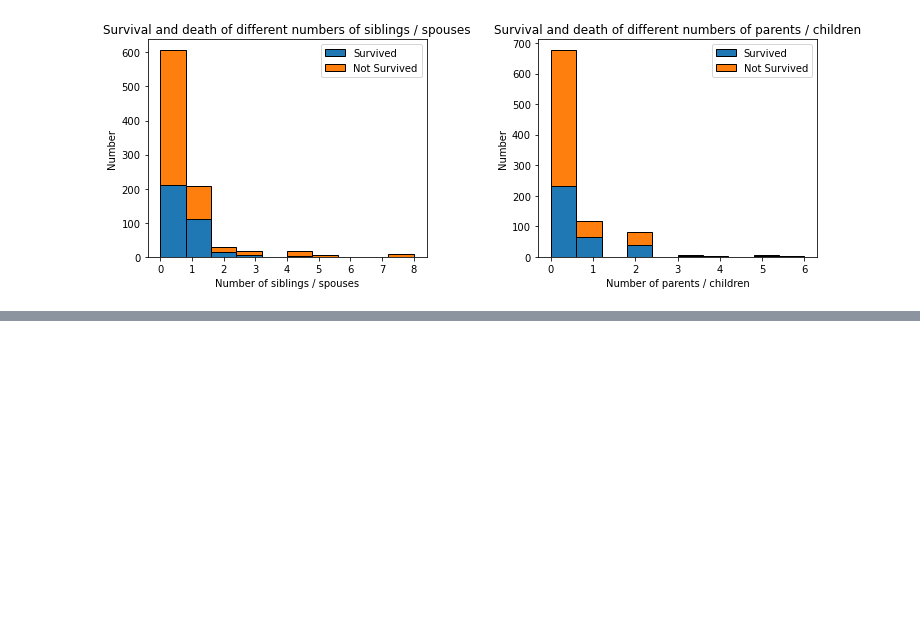
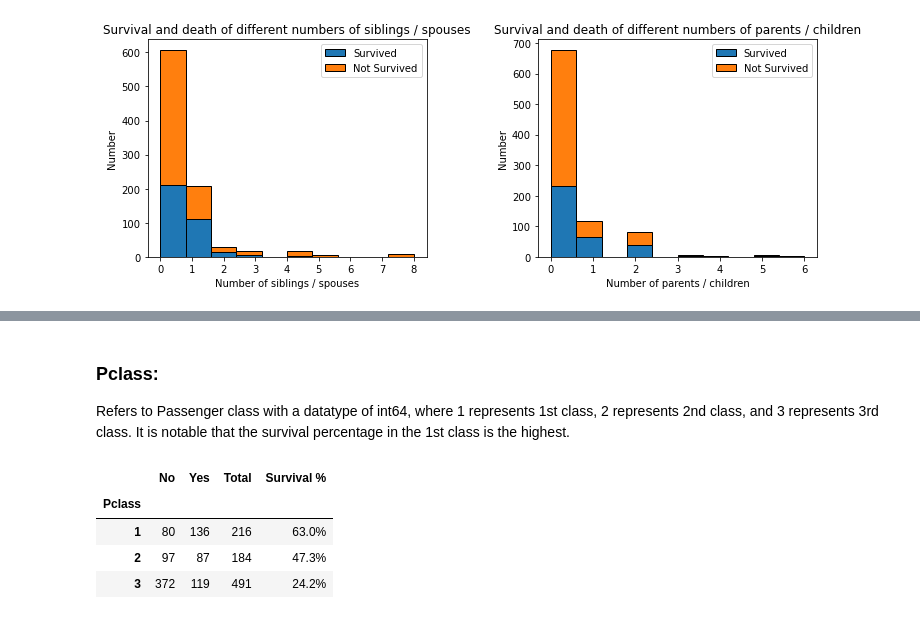
Before and after one commit to Yichen575/kaggle-projects, a Jupyter notebook: titanic/Data-analysis.ipynb, the cells around one changed output, grey strips where cells are left out. Drawn from its saved outputs; the diff is of its cells as text; code cells hidden in the pictures; blank space fills up the shorter version.

```diff
--- a/titanic/Data-analysis.ipynb
+++ b/titanic/Data-analysis.ipynb
@@ -231,0 +294,15 @@ plt.show()
+# %% [markdown]
+### Pclass:
+Refers to Passenger class with a datatype of int64, where 1 represents 1st class, 2 represents 2nd class, and 3 represents 3rd class. It is notable that the survival percentage in the 1st class is the highest.
+# %%
+pclass_pivot = train.pivot_table(index='Pclass', columns='Survived', values='PassengerId', aggfunc='count')
+pclass_pivot.columns = ['No', 'Yes']
+pclass_pivot['Total'] = pclass_pivot['Yes'] + pclass_pivot['No']
+pclass_pivot['Survival %'] = round(pclass_pivot['Yes'] / (pclass_pivot['Yes'] + pclass_pivot['No']) * 100,1).astype(str) + '%'
+pclass_pivot
+# %% [output]
+|  | No | Yes | Total | Survival % |
+| Pclass |  |  |  |  |
+| 1 | 80 | 136 | 216 | 63.0% |
+| 2 | 97 | 87 | 184 | 47.3% |
+| 3 | 372 | 119 | 491 | 24.2% |
```
Also changed, not shown: parts of 8 cells of this notebook.
